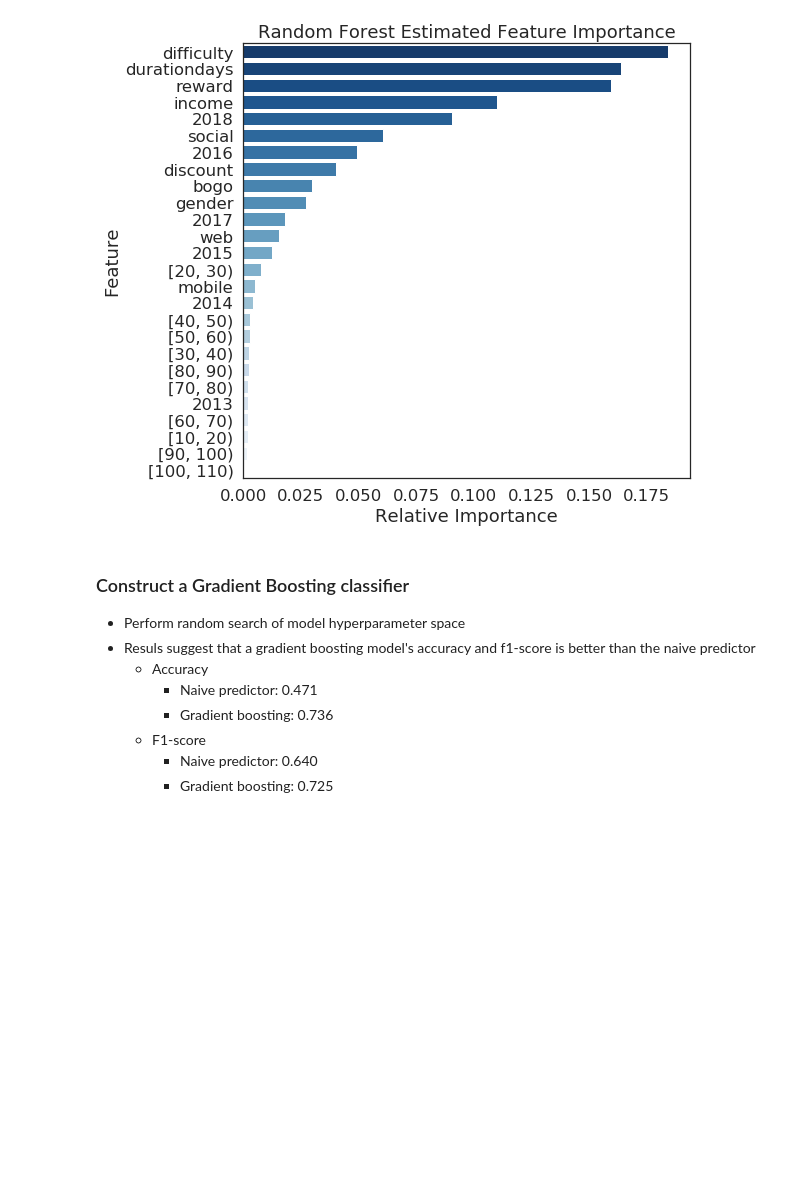
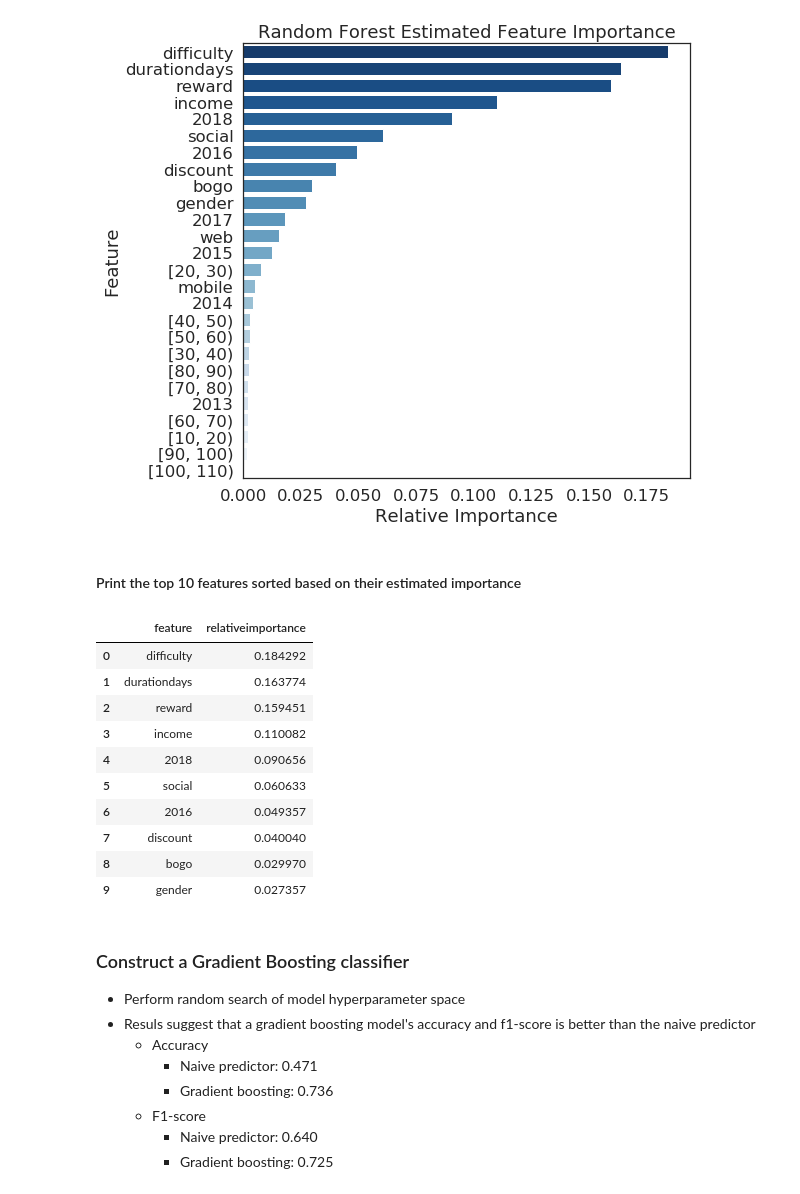
Before and after one commit to mspcvsp/StarbucksCapstoneChallenge, a Jupyter notebook: Starbucks_Capstone_notebook.ipynb, the cells around one changed output. Drawn from its saved outputs; the diff is of its cells as text; code cells hidden in the pictures; blank space fills up the shorter version.

```diff
--- a/Starbucks_Capstone_notebook.ipynb
+++ b/Starbucks_Capstone_notebook.ipynb
@@ -1312,6 +1139,8 @@ feature_importance =\
 feature_importance = feature_importance.sort_values('relativeimportance',
                                                     ascending=False)
 
+feature_importance = feature_importance.reset_index(drop=True)
+
 palette = sns.color_palette("Blues_r", feature_importance.shape[0])
 
 plt.figure(figsize=(8, 8))
@@ -1325,6 +1154,22 @@ plt.title('Random Forest Estimated Feature Importance')
 # %% [output]
 Text(0.5, 1.0, 'Random Forest Estimated Feature Importance')
 [figure]
+# %% [markdown]
+#### Print the top 10 features sorted based on their estimated importance
+# %%
+feature_importance.head(n=10)
+# %% [output]
+|  | feature | relativeimportance |
+| 0 | difficulty | 0.184292 |
+| 1 | durationdays | 0.163774 |
+| 2 | reward | 0.159451 |
+| 3 | income | 0.110082 |
+| 4 | 2018 | 0.090656 |
+| 5 | social | 0.060633 |
+| 6 | 2016 | 0.049357 |
+| 7 | discount | 0.040040 |
+| 8 | bogo | 0.029970 |
+| 9 | gender | 0.027357 |
 # %% [markdown]
 ### Construct a Gradient Boosting classifier
 - Perform random search of model hyperparameter space
```
Also changed, not shown: parts of 62 cells of this notebook, 1 other file.
